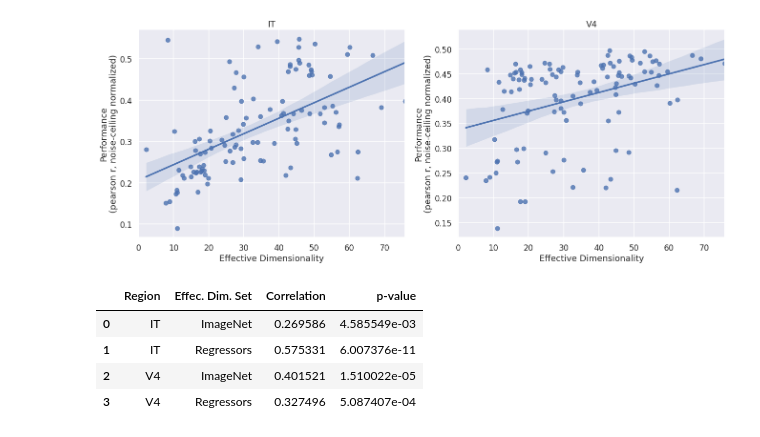
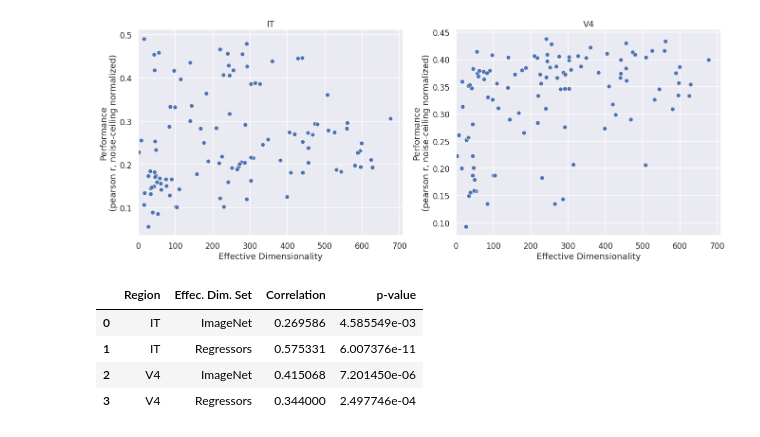
Before and after one commit to EricElmoznino/encoder_dimensionality, a Jupyter notebook: visualization.ipynb, the cells around one changed output. Cells and saved outputs as stored; diff of their text form; code cells hidden in the pictures.

Commit message:
- Slightly modified visualization notebook

```diff
--- a/visualization.ipynb
+++ b/visualization.ipynb
@@ -15,38 +12,39 @@ results.head(1)
 # %%
+results = pd.read_csv(f'results_majajhong2015_{regression}.csv')
+
 fig, axs = plt.subplots(1, 2, figsize=(22, 8))
 
-sns.regplot(x='effective_dimensionality_dataset', y='score',
-            data=results[results.region == 'IT'], ax=axs[0])
-sns.regplot(x='effective_dimensionality_dataset', y='score',
-            data=results[results.region == 'V4'], ax=axs[1])
+sns.scatterplot(x=f'effective_dimensionality_{pca}', y='score',
+                data=results[results.region == 'IT'], ax=axs[0])
+sns.scatterplot(x=f'effective_dimensionality_{pca}', y='score',
+                data=results[results.region == 'V4'], ax=axs[1])
 
 axs[0].set(xlabel='Effective Dimensionality', ylabel='Performance\n(pearson r, noise-ceiling normalized)', title='IT',
           xlim=(0, None))
 axs[1].set(xlabel='Effective Dimensionality', ylabel='Performance\n(pearson r, noise-ceiling normalized)', title='V4',
           xlim=(0, None))
 
 plt.show()
-fig.savefig('results.jpg')
+fig.savefig('results_majajhong2015.jpg')
+
+it = results[results.region == 'IT']
+it_imagenet_r, it_imagenet_p = stats.spearmanr(it.effective_dimensionality_imagenet, it.score)
+it_dataset_r, it_dataset_p = stats.spearmanr(it.effective_dimensionality_dataset, it.score)
+
+v4 = results[results.region == 'V4']
+v4_imagenet_r, v4_imagenet_p = stats.spearmanr(v4.effective_dimensionality_imagenet, v4.score)
+v4_dataset_r, v4_dataset_p = stats.spearmanr(v4.effective_dimensionality_dataset, v4.score)
+
+correlations = pd.DataFrame({'Region': ['IT', 'IT', 'V4', 'V4'],
+                             'Effec. Dim. Set': ['ImageNet', 'Regressors', 'ImageNet', 'Regressors'],
+                             'Correlation': [it_imagenet_r, it_dataset_r, v4_imagenet_r, v4_dataset_r],
+                             'p-value': [it_imagenet_p, it_dataset_p, v4_imagenet_p, v4_dataset_p]})
+
+correlations
 # %% [output]
-[figure, old version]
+[figure, new version]
+|  | Region | Effec. Dim. Set | Correlation | p-value |
+| 0 | IT | ImageNet | 0.269586 | 4.585549e-03 |
+| 1 | IT | Regressors | 0.575331 | 6.007376e-11 |
+| 2 | V4 | ImageNet | 0.415068 | 7.201450e-06 |
+| 3 | V4 | Regressors | 0.344000 | 2.497746e-04 |
-# %%
-it = results[results.region == 'IT']
-it_imagenet_r, it_imagenet_p = stats.spearmanr(it.effective_dimensionality_imagenet, it.score)
-it_dataset_r, it_dataset_p = stats.spearmanr(it.effective_dimensionality_dataset, it.score)
-
-v4 = results[results.region == 'V4']
-v4_imagenet_r, v4_imagenet_p = stats.pearsonr(v4.effective_dimensionality_imagenet, v4.score)
-v4_dataset_r, v4_dataset_p = stats.pearsonr(v4.effective_dimensionality_dataset, v4.score)
-
-correlations = pd.DataFrame({'Region': ['IT', 'IT', 'V4', 'V4'],
-                             'Effec. Dim. Set': ['ImageNet', 'Regressors', 'ImageNet', 'Regressors'],
-                             'Correlation': [it_imagenet_r, it_dataset_r, v4_imagenet_r, v4_dataset_r],
-                             'p-value': [it_imagenet_p, it_dataset_p, v4_imagenet_p, v4_dataset_p]})
-
-correlations
-# %% [output]
-|  | Region | Effec. Dim. Set | Correlation | p-value |
-| 0 | IT | ImageNet | 0.269586 | 4.585549e-03 |
-| 1 | IT | Regressors | 0.575331 | 6.007376e-11 |
-| 2 | V4 | ImageNet | 0.401521 | 1.510022e-05 |
-| 3 | V4 | Regressors | 0.327496 | 5.087407e-04 |
```
Also changed, not shown: parts of 2 cells of this notebook.
